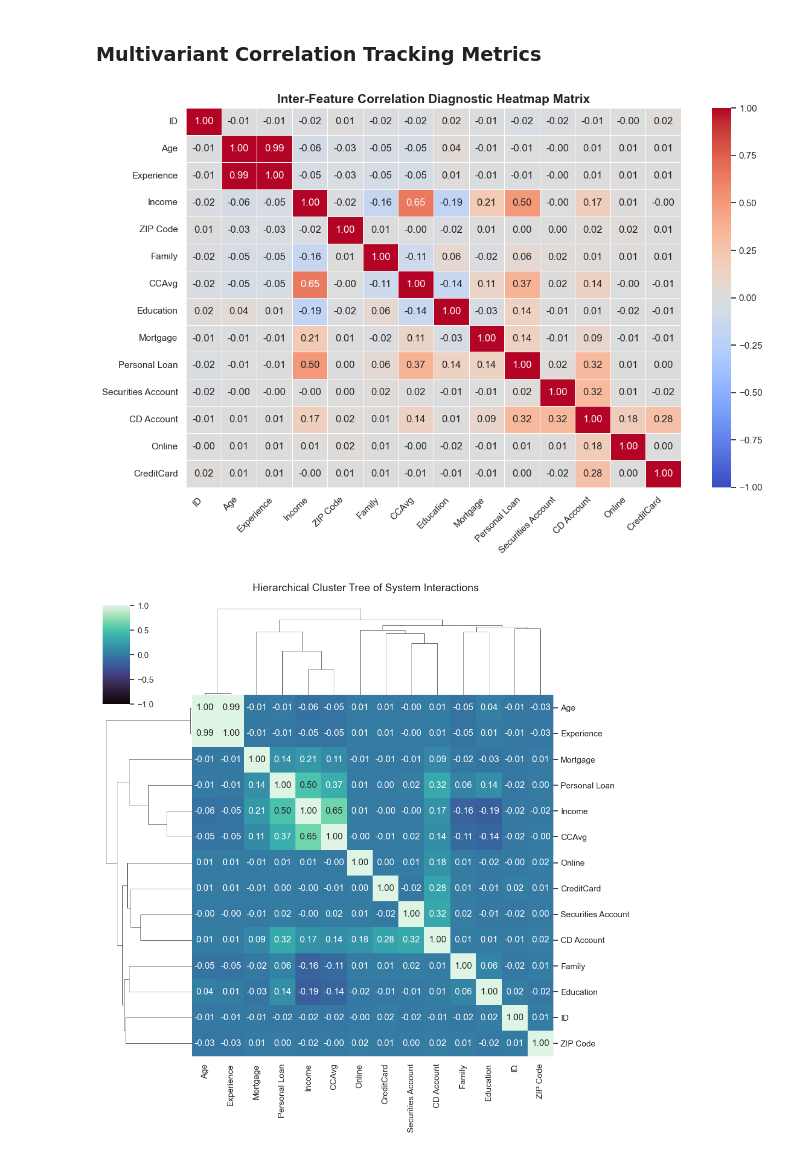
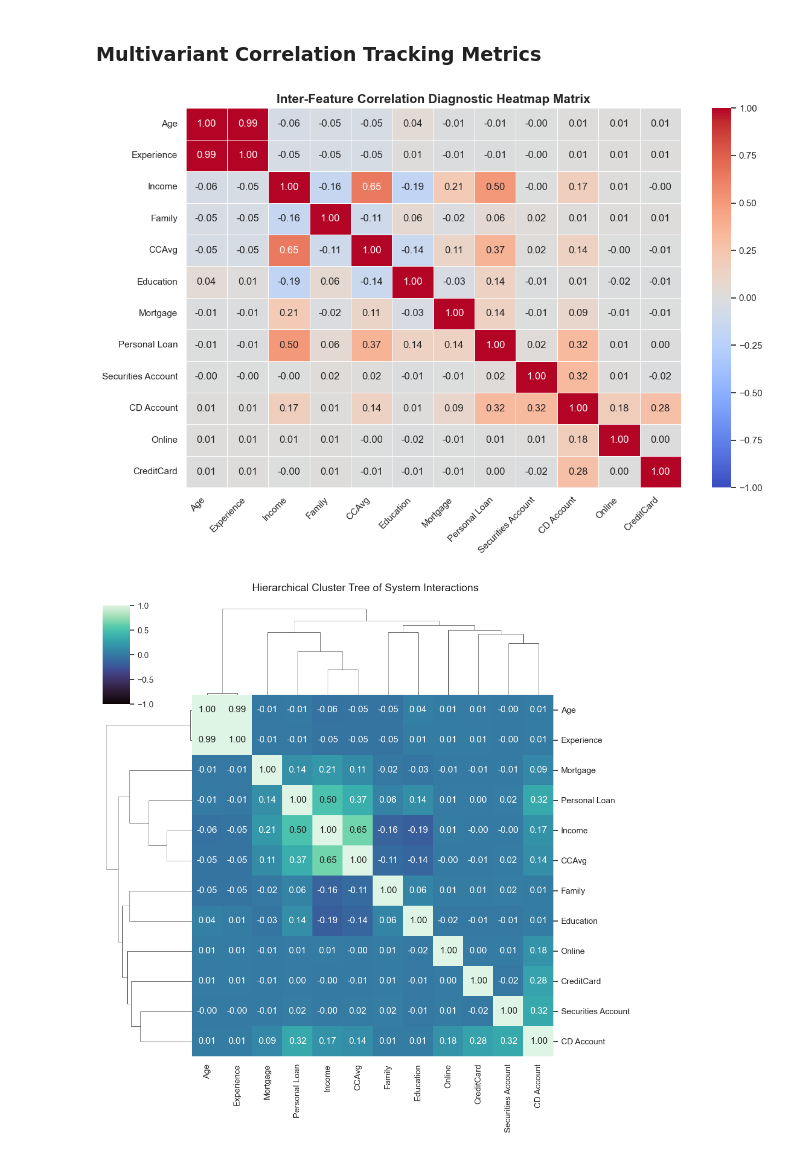
Before and after one commit to tirlotkar1704-ctrl/Predictive-Modeling-for-Personal-Loan-Acquisition, a Jupyter notebook: customer_loan_eda_modelling.ipynb, the cells around one changed output. Saved outputs shown, nothing was run; the diff lists cells and outputs as text; code cells hidden in the pictures.

```diff
--- a/customer_loan_eda_modelling.ipynb
+++ b/customer_loan_eda_modelling.ipynb
@@ -38,11 +38,3 @@ data
 | 4998 | 4999 | 65 | 40 | 49 | 90034 | 3 | 0.5 | 2 | 0 | 0 | ... |
 | 4999 | 5000 | 28 | 4 | 83 | 92612 | 3 | 0.8 | 1 | 0 | 0 | ... |
 5000 rows × 14 columns
-# %%
-# --- DATA CLEANING: FOOLPROOF FIX FOR NEGATIVE EXPERIENCE ---
-
-# If Experience is less than 0, replace it directly with 0
-data.loc[data['Experience'] < 0, 'Experience'] = 0
-
-# Quick confirmation check
-print("New Minimum Experience:", data['Experience'].min())
@@ -134,0 +130,23 @@ dtype: object
+# %%
+# --- STEP 1: IDENTIFY the anomaly ---
+negative_experience = data[data['Experience'] < 0]
+print(f"Records with invalid (negative) Experience: {len(negative_experience)}")
+print(f"Observed range of the invalid entries: {negative_experience['Experience'].min()} to {negative_experience['Experience'].max()}")
+print("\nSample of the affected records:")
+print(negative_experience[['ID', 'Age', 'Experience']].head(5).to_string(index=False))
+
+# --- STEP 2: ESTABLISH the imputation logic ---
+# Age and Experience track each other almost perfectly, so Experience is not random noise;
+# the negative values are sign-flip data-entry errors on otherwise valid magnitudes.
+print(f"\nAge-to-Experience correlation (clean records only): "
+      f"{data.loc[data['Experience'] >= 0, ['Age', 'Experience']].corr().iloc[0, 1]:.4f}")
+print("All invalid entries are small negatives, consistent with a dropped sign rather than a bad magnitude.")
+print("=> Logical imputation: restore the magnitude via absolute value (preserves the Age-Experience relationship).")
+
+# --- STEP 3: RESOLVE ---
+data.loc[data['Experience'] < 0, 'Experience'] = data.loc[data['Experience'] < 0, 'Experience'].abs()
+
+# --- STEP 4: VERIFY ---
+print(f"\nPost-imputation minimum Experience: {data['Experience'].min()}")
+print(f"Remaining invalid records: {(data['Experience'] < 0).sum()}")
+print(f"Age-to-Experience correlation after imputation: {data[['Age', 'Experience']].corr().iloc[0, 1]:.4f}")
@@ -266,29 +438,32 @@ plt.show()
 # %% [markdown]
 ### Multivariant Correlation Tracking Metrics
 # %%
-# Compute standard Pearson correlation coefficient patterns
-# We drop our descriptive engineered string feature to keep calculations numeric
-correlations = data.drop(columns=['Account_Holder_Category']).corr()
+# Compute standard Pearson correlation coefficient patterns.
+# We drop the engineered string feature to keep calculations numeric, and drop ID / ZIP Code
+# because a row identifier and a postal code carry no ordinal meaning — leaving them in the
+# matrix only adds spurious coefficients that obscure the genuine relationships.
+analysis_frame = data.drop(columns=['Account_Holder_Category', 'ID', 'ZIP Code'])
+correlations = analysis_frame.corr()
 
 def format_heatmap(corr_matrix):
     """
     Generates a calibrated linear divergence correlation display map.
     """
     sns.heatmap(corr_matrix, annot=True, cmap='coolwarm', fmt='.2f', vmin=-1, vmax=1, linewidths=0.5)
 
 # Structural Correlation Matrix Plotting
 plt.figure(figsize=(12, 8))
 format_heatmap(correlations)
 plt.title('Inter-Feature Correlation Diagnostic Heatmap Matrix', fontsize=15, fontweight='bold')
 plt.xticks(rotation=45, ha='right')
 plt.yticks(rotation=0)
 plt.tight_layout()
 plt.show()
 
 # Generate systematic Clustering Relationships Tree Matrix
 sns.clustermap(correlations, annot=True, fmt=".2f", cmap='mako', vmin=-1, vmax=1)
 plt.suptitle('Hierarchical Cluster Tree of System Interactions', y=1.02, fontsize=14)
 plt.show()
 # %% [output]
-[figure, old version]
+[figure, new version]
-[figure, old version]
+[figure, new version]
```
Also changed, not shown: parts of 30 cells of this notebook, 1 other file.
